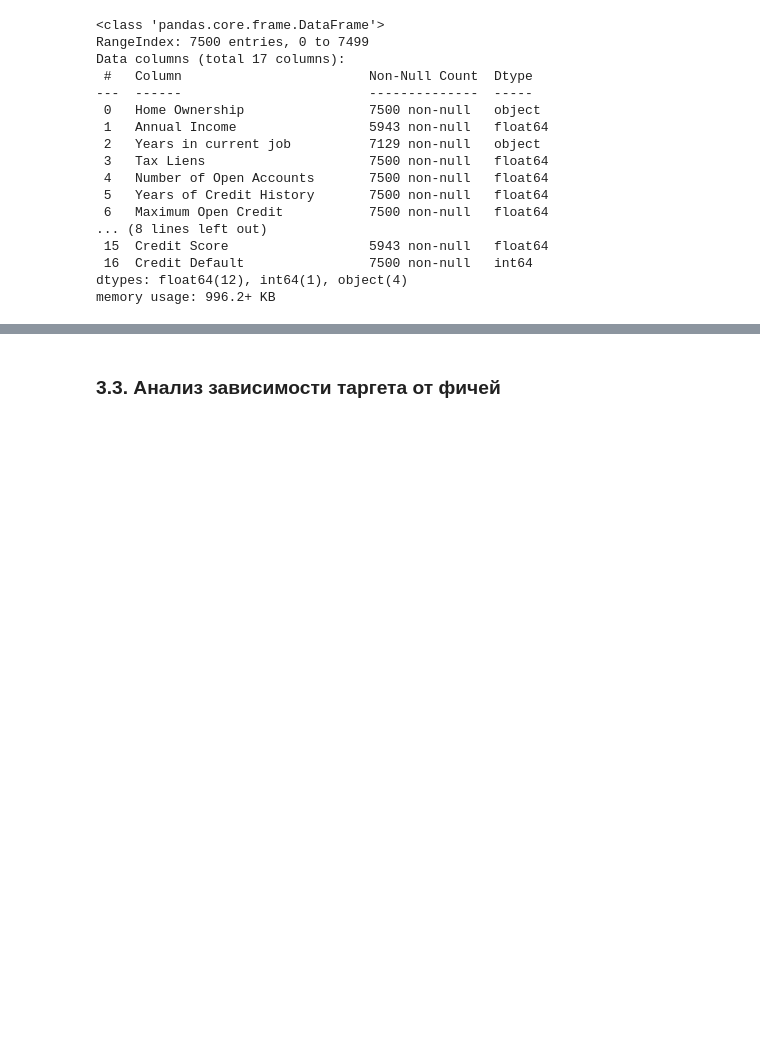
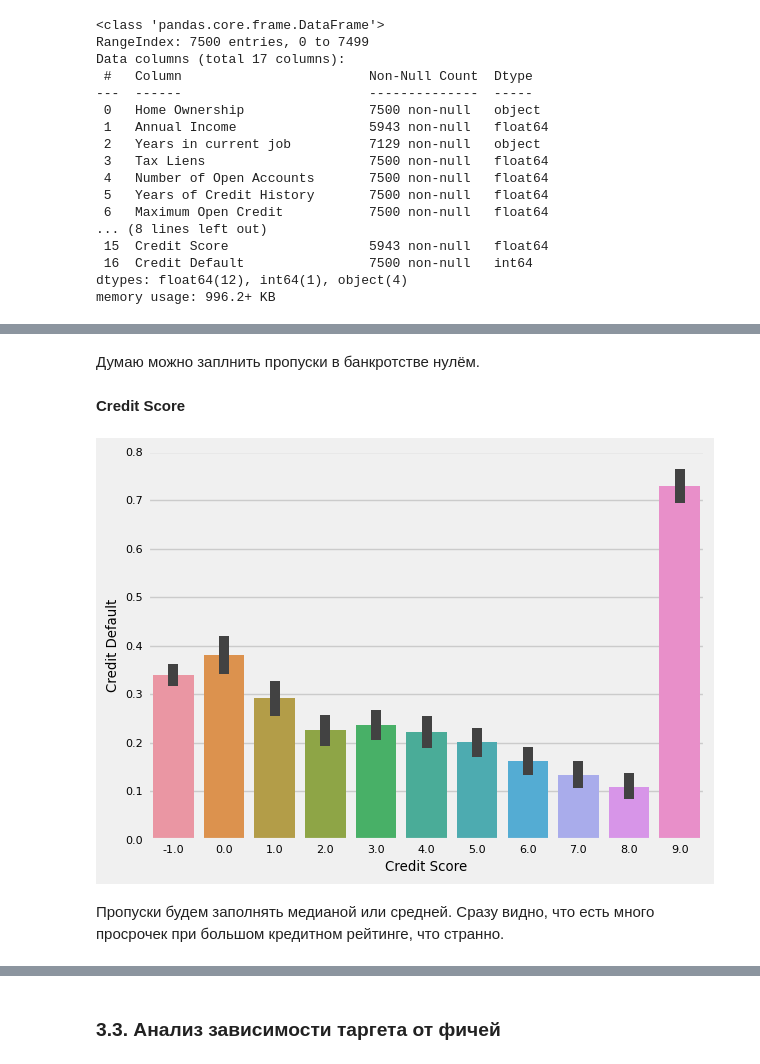
Before and after one commit to Andrey-Patrakov/Python_data_libraries, a Jupyter notebook: Курсовой проект (часть 2)/Project 2.ipynb, the cells around one changed output, grey strips where cells are left out. Saved outputs shown, nothing was run; the diff lists cells and outputs as text; code cells hidden in the pictures; blank space fills up the shorter version.

```diff
--- a/Курсовой проект (часть 2)/Project 2.ipynb
+++ b/Курсовой проект (часть 2)/Project 2.ipynb
@@ -166,0 +193,16 @@ Credit Default: 2
+# %% [markdown]
+Думаю можно заплнить пропуски в банкротстве нулём.
+# %% [markdown]
+**Credit Score**
+# %%
+groups = pd.qcut(data[col].copy(),
+                 q=list(np.arange(0, 1.1, 0.1)),
+                 labels=False,
+                 duplicates='drop')
+groups.loc[data[col].isna()] = -1
+sns.barplot(x=groups, y=data[target])
+plt.show()
+# %% [output]
+[figure, added]
+# %% [markdown]
+Пропуски будем заполнять медианой или средней. Сразу видно, что есть много просрочек при большом кредитном рейтинге, что странно.
```
Also changed, not shown: parts of 42 cells of this notebook.
